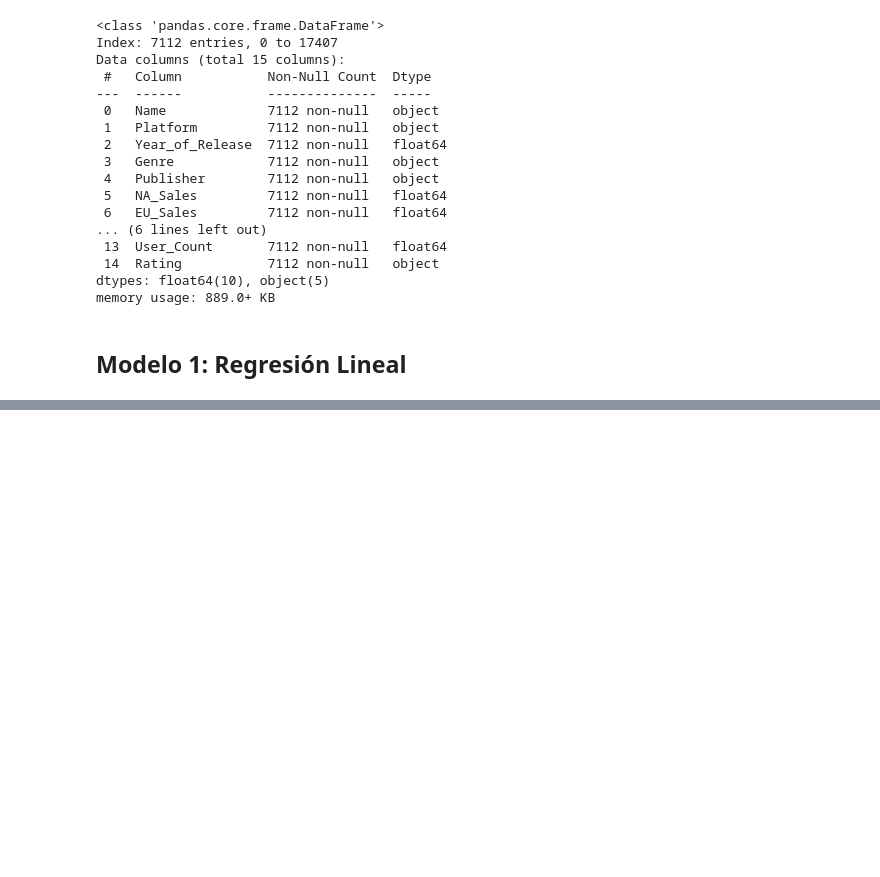
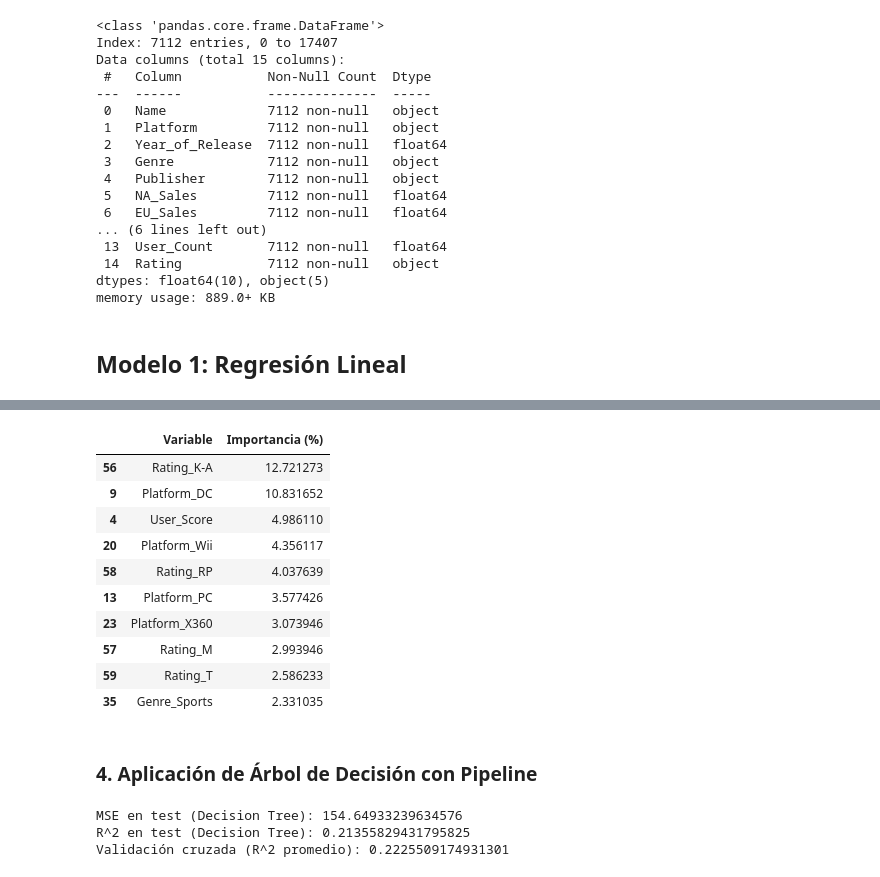
Before and after one commit to NewEstay/proyectoia, a Jupyter notebook: Proyecto.ipynb, the cells around one changed output, grey strips where cells are left out. Cells and saved outputs as stored; diff of their text form; code cells hidden in the pictures; blank space fills up the shorter version.

```diff
--- a/Proyecto.ipynb
+++ b/Proyecto.ipynb
@@ -224,0 +225,65 @@ plt.show()
+# %%
+#Obtener nombres de columnas luego del preprocesamiento
+feature_names = (
+    numeric_features +
+    list(model.named_steps['preprocessor']
+         .named_transformers_['cat']
+         .named_steps['onehot']
+         .get_feature_names_out(categorical_features))
+)
+
+#Obtener coeficientes absolutos
+coefficients = abs(model.named_steps['regressor'].coef_)
+
+#Calcular porcentaje de importancia
+importancia_pct = 100 * coefficients / coefficients.sum()
+
+#Crear DataFrame con las importancias
+importancia_lineal_df = pd.DataFrame({
+    'Variable': feature_names,
+    'Importancia (%)': importancia_pct
+}).sort_values(by='Importancia (%)', ascending=False)
+
+#Mostrar top 10
+importancia_lineal_df.head(10)
+# %% [output]
+|  | Variable | Importancia (%) |
+| 56 | Rating_K-A | 12.721273 |
+| 9 | Platform_DC | 10.831652 |
+| 4 | User_Score | 4.986110 |
+| 20 | Platform_Wii | 4.356117 |
+| 58 | Rating_RP | 4.037639 |
+| 13 | Platform_PC | 3.577426 |
+| 23 | Platform_X360 | 3.073946 |
+| 57 | Rating_M | 2.993946 |
+| 59 | Rating_T | 2.586233 |
+| 35 | Genre_Sports | 2.331035 |
+# %% [markdown]
+### 4. Aplicación de Árbol de Decisión con Pipeline
+# %%
+#Pipeline para el modelo de árbol
+pipeline_tree = Pipeline(steps=[
+    ('preprocesamiento', preprocessor),  #mismo preprocesamiento que en regresión lineal
+    ('modelo', DecisionTreeRegressor(random_state=42))  #modelo de árbol
+])
+
+#Entrenamiento del modelo
+pipeline_tree.fit(X_train, y_train)
+
+#Predicción sobre el set de test
+y_pred_tree = pipeline_tree.predict(X_test)
+
+#Métricas de evaluación
+mse_tree = mean_squared_error(y_test, y_pred_tree)
+r2_tree = r2_score(y_test, y_pred_tree)
+
+#Se evalúa el modelo con validación cruzada (5 folds)
+cv_scores_tree = cross_val_score(pipeline_tree, X_train, y_train, cv=5, scoring='r2')
+
+print("MSE en test (Decision Tree):", mse_tree)
+print("R^2 en test (Decision Tree):", r2_tree)
+print("Validación cruzada (R^2 promedio):", cv_scores_tree.mean())
+# %% [output]
+MSE en test (Decision Tree): 154.64933239634576
+R^2 en test (Decision Tree): 0.21355829431795825
+Validación cruzada (R^2 promedio): 0.2225509174931301
```
Also changed, not shown: parts of 11 cells of this notebook.
